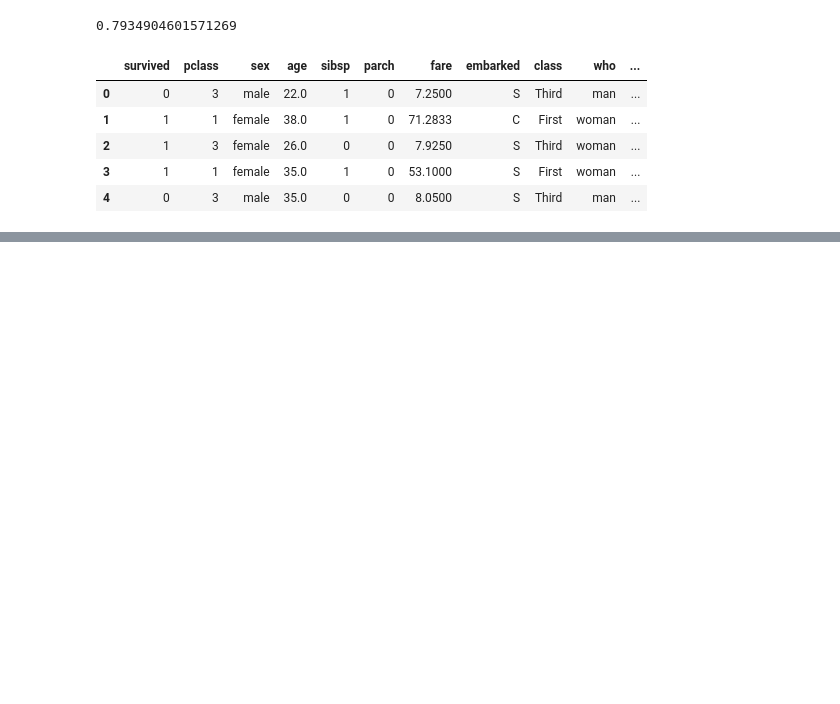
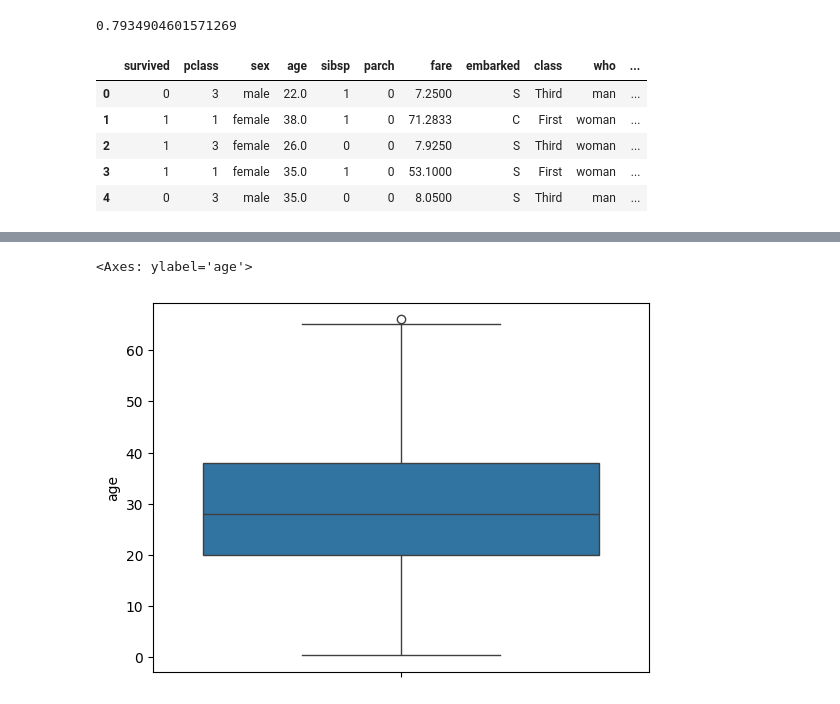
Before and after one commit to Syeda-Eman/40-days-of-Python, a Jupyter notebook: Day_11.ipynb, the cells around one changed output, grey strips where cells are left out. Saved outputs shown, nothing was run; the diff lists cells and outputs as text; code cells hidden in the pictures; blank space fills up the shorter version.

```diff
--- a/Day_11.ipynb
+++ b/Day_11.ipynb
@@ -221,0 +244,5 @@ titanic_clean.head()
+# %%
+sns.boxplot(y='age', data=titanic_clean)
+# %% [output]
+<Axes: ylabel='age'>
+[figure, added]
```
Also changed, not shown: parts of 14 cells of this notebook.
